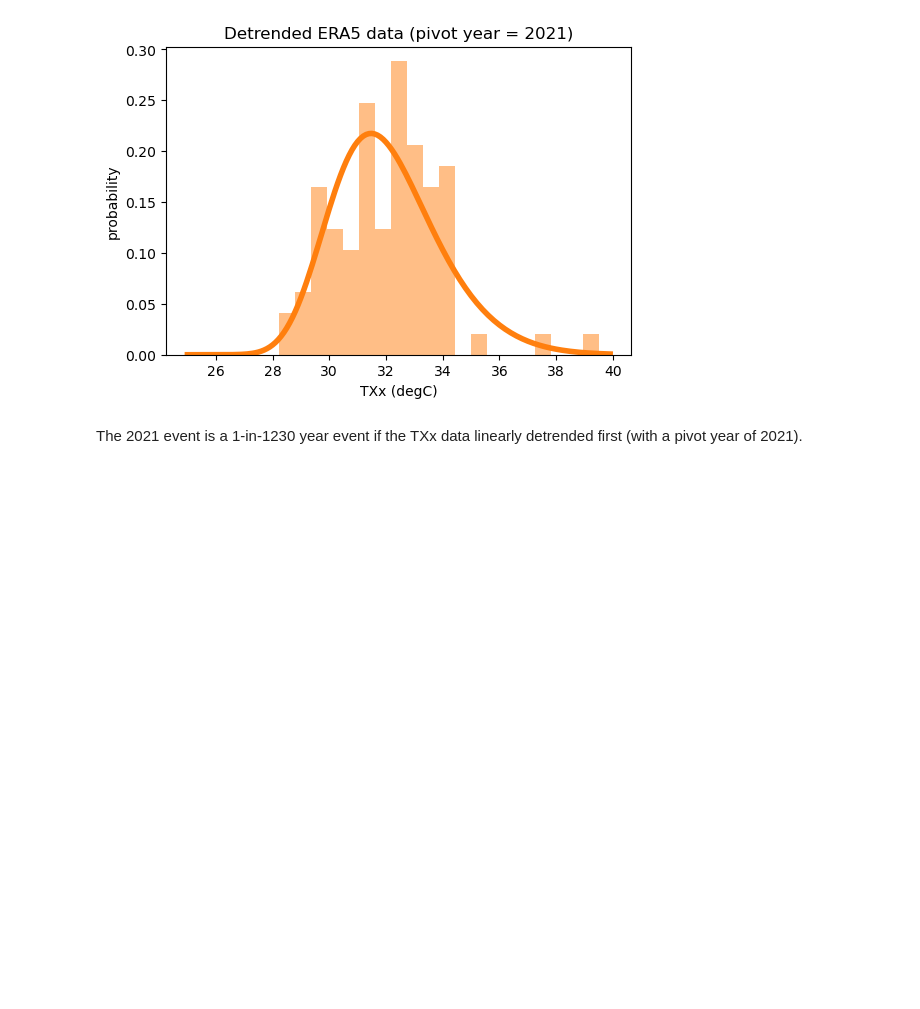
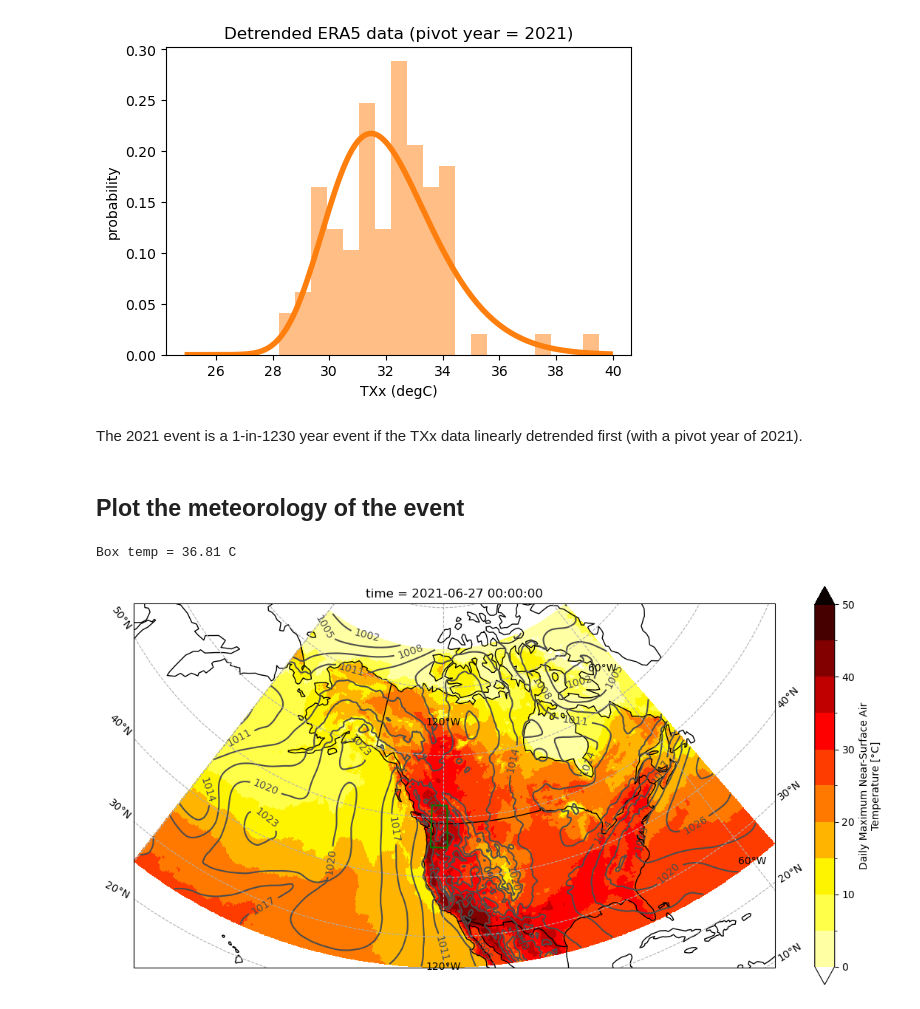
Before and after one commit to DamienIrving/unseen-projects, a Jupyter notebook: project-wcrp-txx/analysis_ERA5.ipynb, the cells around one changed output. Cells and saved outputs as stored; diff of their text form; code cells hidden in the pictures; blank space fills up the shorter version.

Commit message:
Change projection

```diff
--- a/project-wcrp-txx/analysis_ERA5.ipynb
+++ b/project-wcrp-txx/analysis_ERA5.ipynb
@@ -136,3 +140,38 @@ plt.show()
 [figure]
 # %% [markdown]
 The 2021 event is a 1-in-1230 year event if the TXx data linearly detrended first (with a pivot year of 2021).
+# %% [markdown]
+## Plot the meteorology of the event
+# %%
+tasmax_file = '/g/data/xv83/unseen-projects/outputs/bias/data/era5/tasmax_ERA5_day_gn_20210101-20211231.nc'
+psl_file = '/g/data/xv83/unseen-projects/outputs/bias/data/era5/psl_ERA5_day_gn_20210101-20211231.nc'
+z500_file = '/g/data/xv83/unseen-projects/outputs/bias/data/era5/z500_ERA5_day_gn_20210101-20211231.nc'
+# %%
+start_date = '2021-06-25'
+txx_date = '2021-06-29'
+
+ds_tasmax = fileio.open_dataset(tasmax_file)
+ds_tasmax = ds_tasmax.sel(
+    time=slice(start_date, txx_date),
+    lat=slice(25, 75),   #30-70N
+    lon=slice(-185, -55)   #60-180W
+)
+da_tasmax = general_utils.convert_units(ds_tasmax['tasmax'], 'degC')
+
+ds_psl = fileio.open_dataset(psl_file)
+ds_psl = ds_psl.sel(
+    time=slice(start_date, txx_date),
+    lat=slice(25, 75),   #30-70N
+#    lon=slice(175, 305)   #60-180W
+    lon=slice(-185, -55)
+)
+da_psl = ds_psl['psl']
+
+ds_z500 = fileio.open_dataset(z500_file)
+ds_z500 = ds_z500.sel(
+    time=slice(start_date, txx_date),
+    lat=slice(25, 75),   #30-70N
+#    lon=slice(175, 305)   #60-180W
+    lon=slice(-185, -55)
+)
+da_z500 = ds_z500['z500']
@@ -138,0 +234,5 @@ The 2021 event is a 1-in-1230 year event if the TXx data linearly detrended firs
+# %%
+plot_map(day=2, contour='psl')
+# %% [output]
+Box temp = 36.81 C
+[figure, added]
```
Also changed, not shown: parts of 5 cells of this notebook, 1 other file.
